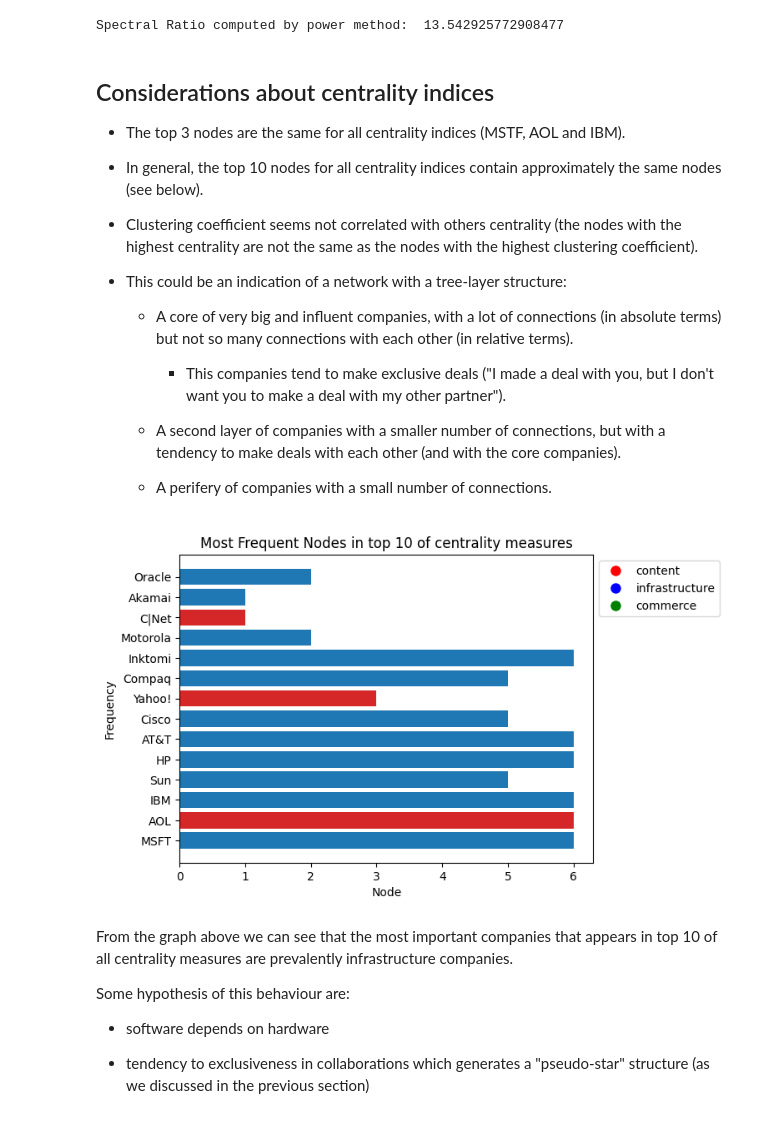
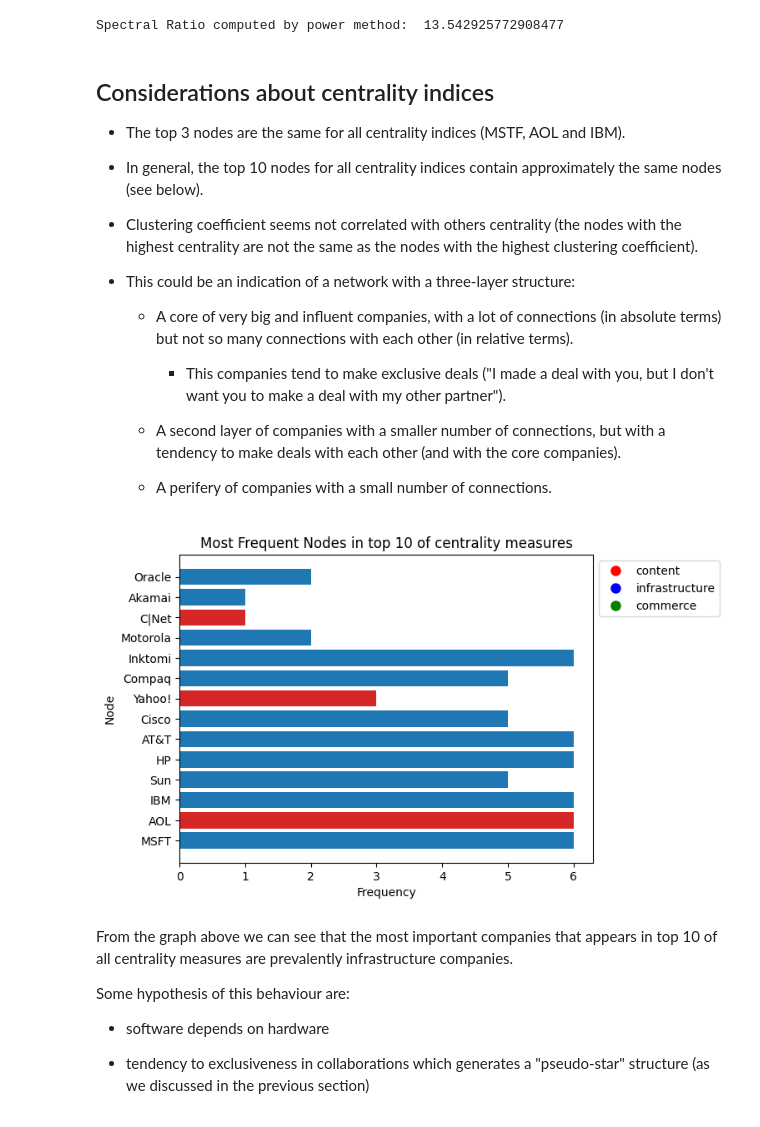
Before and after one commit to rik1599/advanced-data-science-2023, a Jupyter notebook: internet-industry-partnerships/internet-industry.partnership.ipynb, the cells around one changed output. Drawn from its saved outputs; the diff is of its cells as text; code cells hidden in the pictures.

```diff
--- a/internet-industry-partnerships/internet-industry.partnership.ipynb
+++ b/internet-industry-partnerships/internet-industry.partnership.ipynb
@@ -409,7 +409,7 @@ Spectral Ratio computed by power method:  13.542925772908477
 
 - Clustering coefficient seems not correlated with others centrality (the nodes with the highest centrality are not the same as the nodes with the highest clustering coefficient).
 
-- This could be an indication of a network with a tree-layer structure:
+- This could be an indication of a network with a three-layer structure:
 
     - A core of very big and influent companies, with a lot of connections (in absolute terms) but not so many connections with each other (in relative terms).
         - This companies tend to make exclusive deals ("I made a deal with you, but I don't want you to make a deal with my other partner").
@@ -420,34 +420,34 @@ Spectral Ratio computed by power method:  13.542925772908477
 # %%
 # We will analyze all the top 10 to discover the most frequent nodes and their characteristics
 
 import collections
 
 def get_top(centrality, n=10):
     return [x[0] for x in sorted(centrality.items(), key=lambda x: x[1], reverse=True)[:n]]
 
 freq = get_top(nx.degree_centrality(G)) + \
     get_top(nx.betweenness_centrality(G)) + \
     get_top(nx.closeness_centrality(G)) + \
     get_top(bonacich) + \
     get_top(katz) + \
     get_top(nx.triangles(G))
 
 freq = collections.Counter(freq)
 names = [G.nodes[x]['name'] for x in freq.keys()]
 values = list(freq.values())
 colors = [f'tab:{node_colors[G.nodes[x]["type"]-1]}' for x in freq.keys()]
 plt.barh(names, values, color=colors)
-plt.xlabel('Node')
-plt.ylabel('Frequency')
+plt.ylabel('Node')
+plt.xlabel('Frequency')
 plt.title('Most Frequent Nodes in top 10 of centrality measures')
 plt.legend([
     Line2D([0], [0], marker='o', color='w', markerfacecolor=node_colors[0], markersize=10),
     Line2D([0], [0], marker='o', color='w', markerfacecolor=node_colors[1], markersize=10),
     Line2D([0], [0], marker='o', color='w', markerfacecolor=node_colors[2], markersize=10)
 ], labels, loc='upper left', bbox_to_anchor=(1, 1))
 plt.show()
 # %% [output]
-[figure, old version]
+[figure, new version]
 # %% [markdown]
 From the graph above we can see that the most important companies that appears in top 10 of all centrality measures are prevalently infrastructure companies.
 
```
Also changed, not shown: parts of 4 cells of this notebook, 1 other file.
